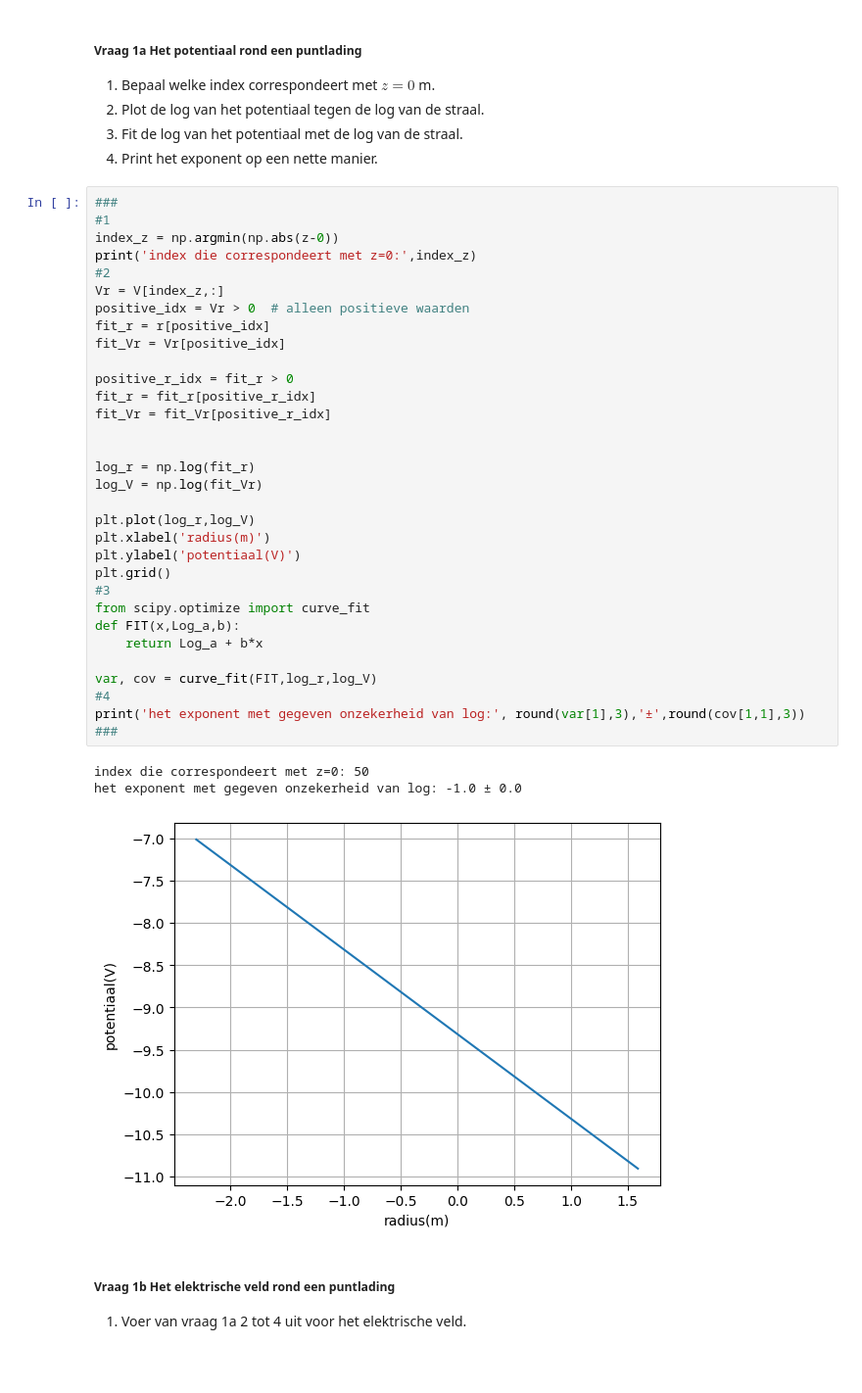
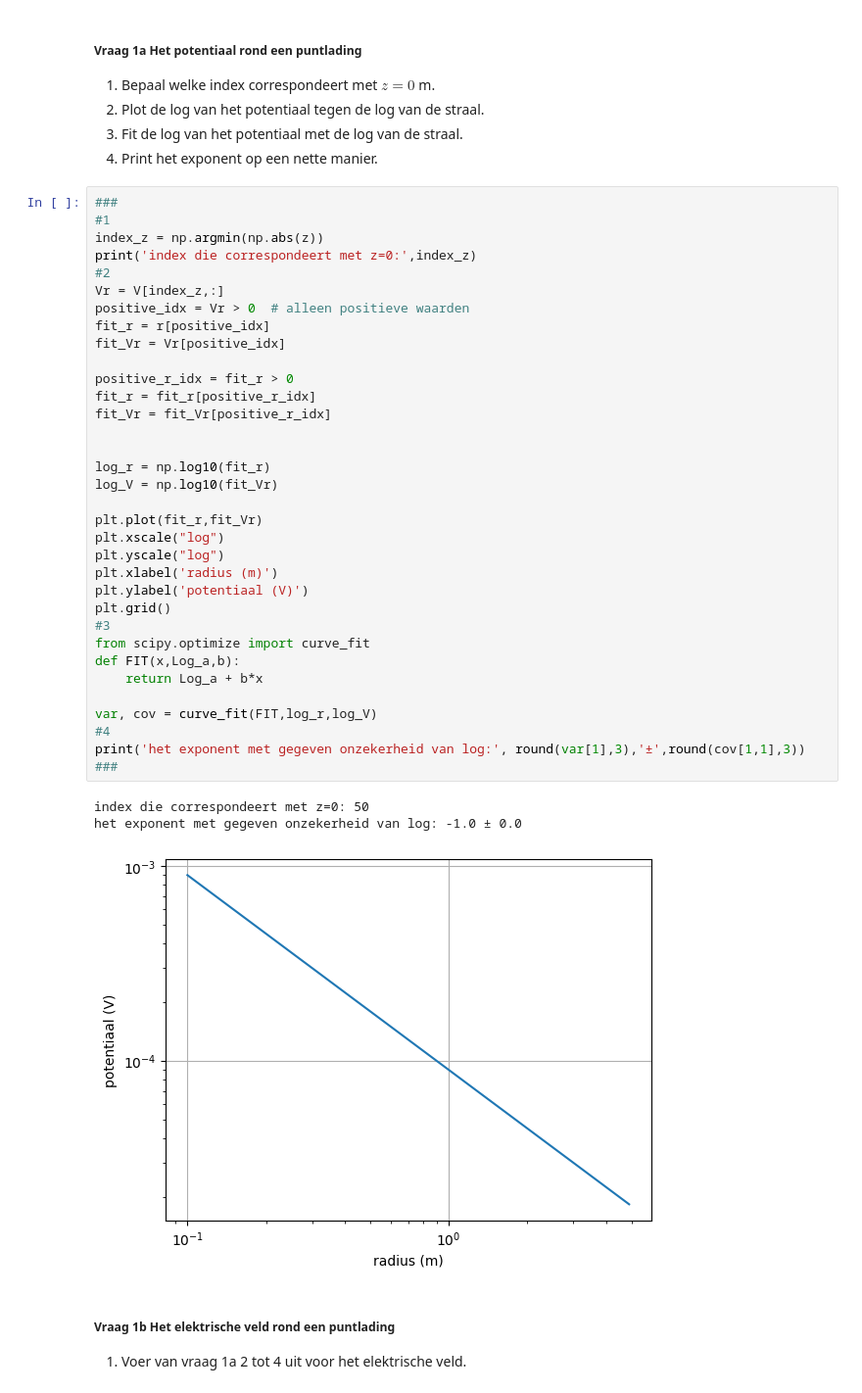
Before and after one commit to Rune-TuDelft/opdrachten-DEF-D, a Jupyter notebook: DigitaleOntwerpopdrachten/1CondensatorOpdracht/CondensatorOntwerpopdracht.ipynb, the cells around one changed output. Shown at 98% size. Drawn from its saved outputs; the diff is of its cells as text; blank space fills up the shorter version.

```diff
--- a/DigitaleOntwerpopdrachten/1CondensatorOpdracht/CondensatorOntwerpopdracht.ipynb
+++ b/DigitaleOntwerpopdrachten/1CondensatorOpdracht/CondensatorOntwerpopdracht.ipynb
@@ -89,39 +89,41 @@ plot_results_pt_charge_at_origin(Ez, Er, normE, V, r, z, grid_step)
 # %%
 ###
 #1
-index_z = np.argmin(np.abs(z-0))
+index_z = np.argmin(np.abs(z))
 print('index die correspondeert met z=0:',index_z)
 #2
 Vr = V[index_z,:]
 positive_idx = Vr > 0  # alleen positieve waarden
 fit_r = r[positive_idx]
 fit_Vr = Vr[positive_idx]
 
 positive_r_idx = fit_r > 0
 fit_r = fit_r[positive_r_idx]
 fit_Vr = fit_Vr[positive_r_idx]
 
 
-log_r = np.log(fit_r)
-log_V = np.log(fit_Vr)
+log_r = np.log10(fit_r)
+log_V = np.log10(fit_Vr)
 
-plt.plot(log_r,log_V)
-plt.xlabel('radius(m)')
-plt.ylabel('potentiaal(V)')
+plt.plot(fit_r,fit_Vr)
+plt.xscale("log")
+plt.yscale("log")
+plt.xlabel('radius (m)')
+plt.ylabel('potentiaal (V)')
 plt.grid()
 #3
 from scipy.optimize import curve_fit
 def FIT(x,Log_a,b):
     return Log_a + b*x
 
 var, cov = curve_fit(FIT,log_r,log_V)
 #4
 print('het exponent met gegeven onzekerheid van log:', round(var[1],3),'±',round(cov[1,1],3))
 ###
 # %% [output]
 index die correspondeert met z=0: 50
 het exponent met gegeven onzekerheid van log: -1.0 ± 0.0
-[figure, old version]
+[figure, new version]
 # %% [markdown]
 ##### Vraag 1b Het elektrische veld rond een puntlading
 1. Voer van vraag 1a 2 tot 4 uit voor het elektrische veld.
```
Also changed, not shown: parts of 9 cells of this notebook.
